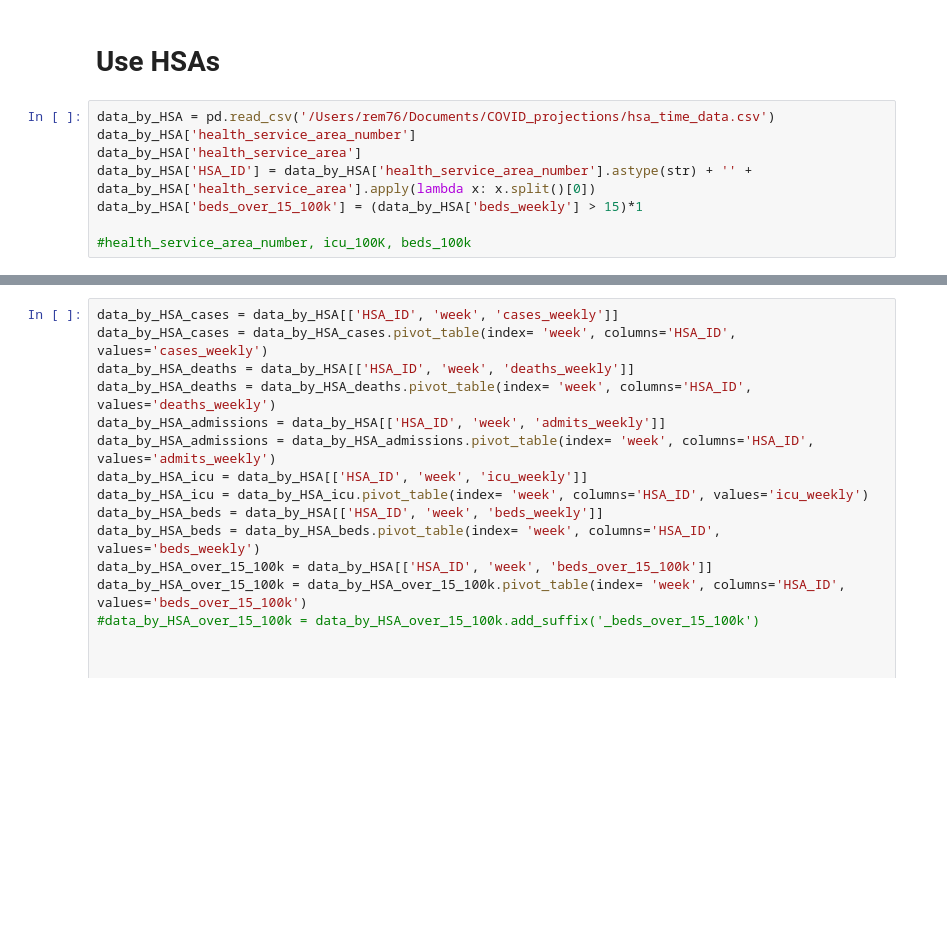
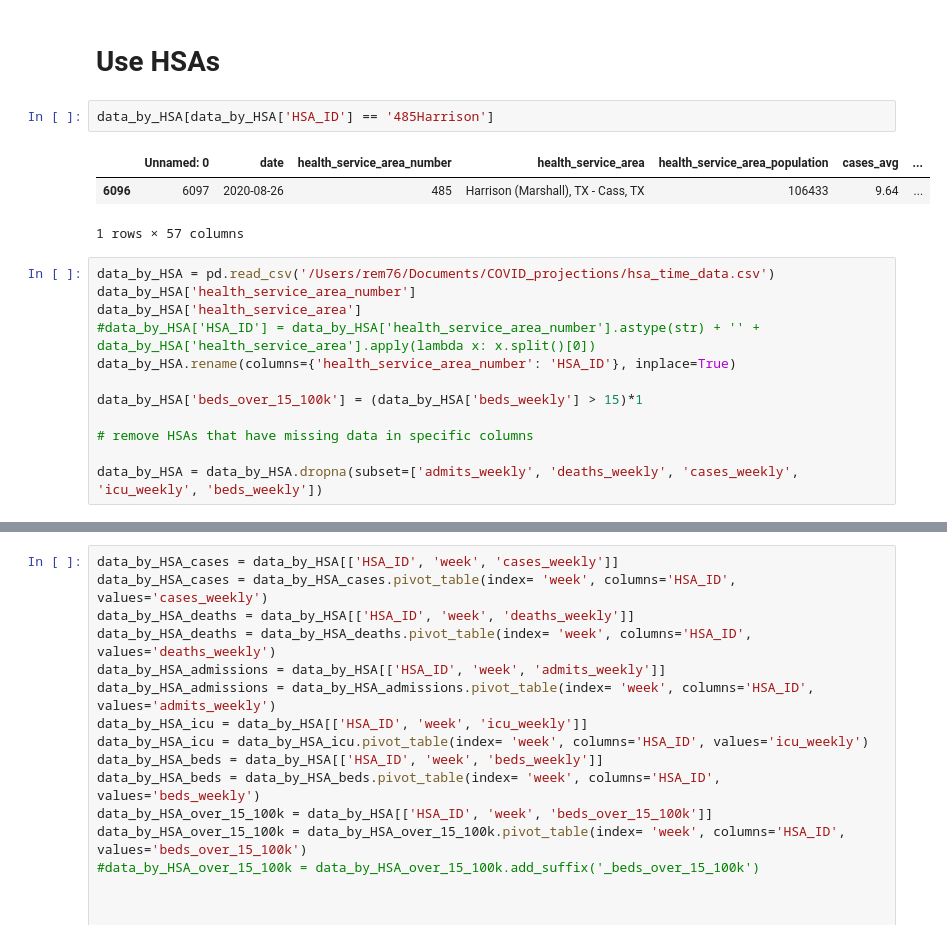
Before and after one commit to RachelMurray-Watson/COVID_forecasting, a Jupyter notebook: COVID_19_Forecast_dataset.ipynb, the cells around one changed output, grey strips where cells are left out. Saved outputs shown, nothing was run; the diff lists cells and outputs as text; blank space fills up the shorter version.

```diff
--- a/COVID_19_Forecast_dataset.ipynb
+++ b/COVID_19_Forecast_dataset.ipynb
@@ -667,11 +669,21 @@ node=0 is a split node: go to node 1 if X[:, 8] <= 15.880155563354492 else to no
                                 node=48 is a leaf node.
 # %% [markdown]
 # Use HSAs
+# %%
+data_by_HSA[data_by_HSA['HSA_ID'] == '485Harrison']
+# %% [output]
+|  | Unnamed: 0 | date | health_service_area_number | health_service_area | health_service_area_population | cases_avg | ... |
+| 6096 | 6097 | 2020-08-26 | 485 | Harrison (Marshall), TX - Cass, TX | 106433 | 9.64 | ... |
+1 rows × 57 columns
 # %%
 data_by_HSA = pd.read_csv('/Users/rem76/Documents/COVID_projections/hsa_time_data.csv')
 data_by_HSA['health_service_area_number']
 data_by_HSA['health_service_area']
-data_by_HSA['HSA_ID'] = data_by_HSA['health_service_area_number'].astype(str) + '' + data_by_HSA['health_service_area'].apply(lambda x: x.split()[0])
+#data_by_HSA['HSA_ID'] = data_by_HSA['health_service_area_number'].astype(str) + '' + data_by_HSA['health_service_area'].apply(lambda x: x.split()[0])
+data_by_HSA.rename(columns={'health_service_area_number': 'HSA_ID'}, inplace=True)
+
 data_by_HSA['beds_over_15_100k'] = (data_by_HSA['beds_weekly'] > 15)*1
 
-#health_service_area_number, icu_100K, beds_100k
+# remove HSAs that have missing data in specific columns
+
+data_by_HSA = data_by_HSA.dropna(subset=['admits_weekly', 'deaths_weekly', 'cases_weekly', 'icu_weekly', 'beds_weekly'])
```
Also changed, not shown: parts of 13 cells of this notebook, 3 other files.
